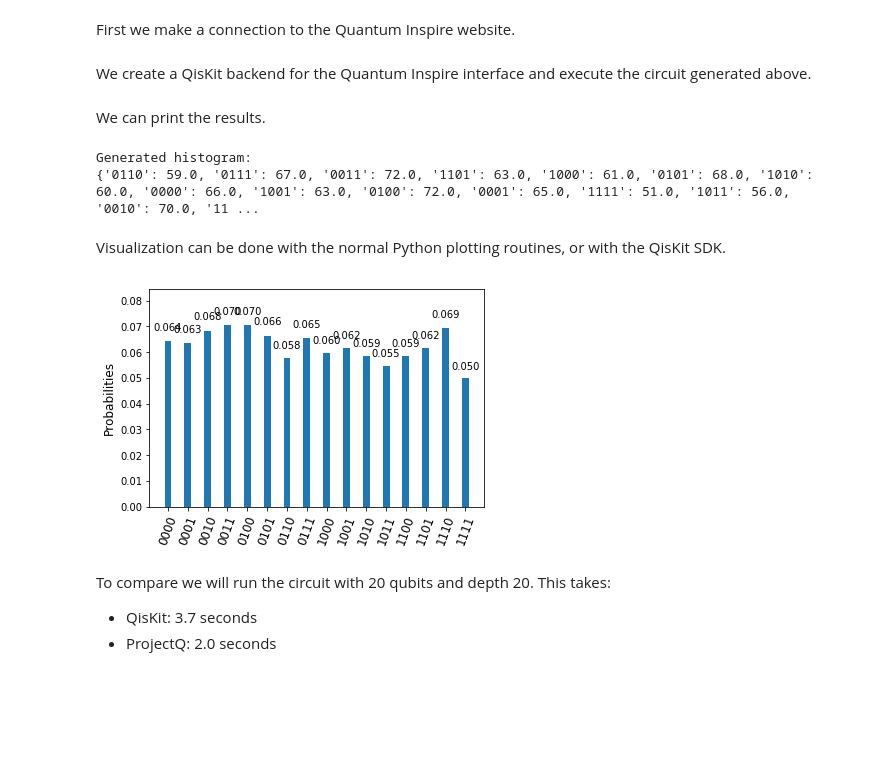
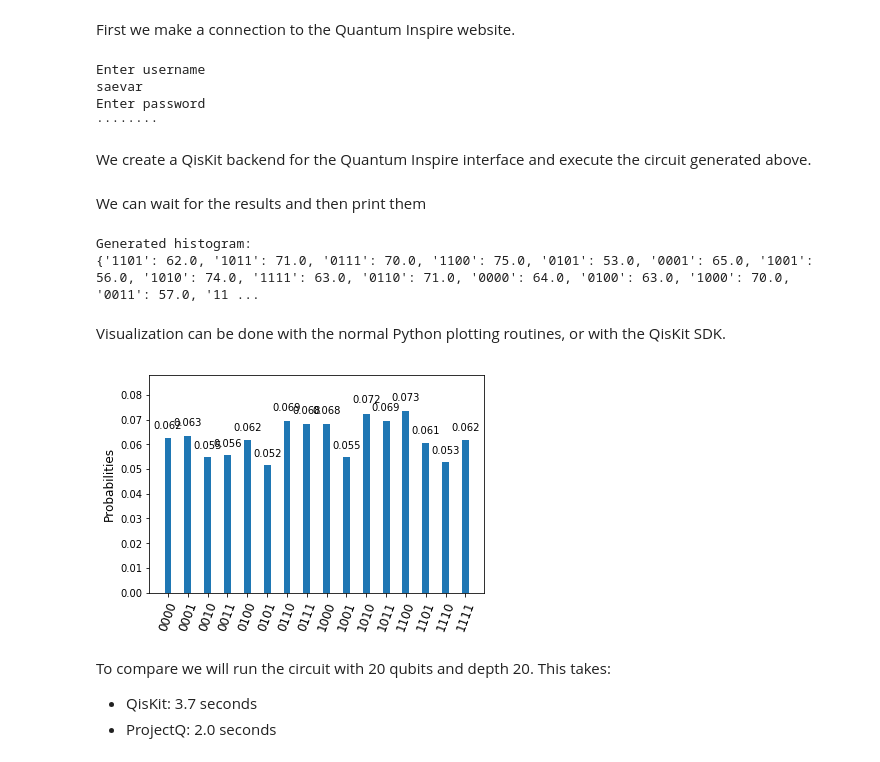
Before and after one commit to QuTech-Delft/quantuminspire, a Jupyter notebook: docs/qi-performance-test.ipynb, the cells around one changed output. Saved outputs shown, nothing was run; the diff lists cells and outputs as text; code cells hidden in the pictures; blank space fills up the shorter version.

Commit message:
[DEM-584] Refactor qiskit backend to BaseProvider/BaseBackend

```diff
--- a/docs/qi-performance-test.ipynb
+++ b/docs/qi-performance-test.ipynb
@@ -87,9 +87,13 @@ except:
     passwd = getpass();
 
 uri = r'https://api.quantum-inspire.com/'
-authentication = BasicAuthentication(username, passwd)
-qi_api = QuantumInspireAPI(uri, authentication, project_name='performance_test_qi')
 
-_ = qi_api.list_backend_types()
+qi_provider = QuantumInspireProvider()
+qi_provider.set_authentication_details(username, passwd, uri)
+# %% [output]
+Enter username
+saevar
+Enter password
+········
 # %% [markdown]
 We create a QisKit backend for the Quantum Inspire interface and execute the circuit generated above.
@@ -99,17 +100,21 @@ job = execute(qc, qiskit_backend)
+# %%
+qi_backend = qi_provider.get_backend('QX single-node simulator')
+job = execute(qc, qi_backend)
 # %% [markdown]
-We can print the results.
+We can wait for the results and then print them
 # %%
+result = job.result()
 print('Generated histogram:')
-print(job.get_counts())
+print(result.get_counts())
 # %% [output]
 Generated histogram:
-{'0110': 59.0, '0111': 67.0, '0011': 72.0, '1101': 63.0, '1000': 61.0, '0101': 68.0, '1010': 60.0, '0000': 66.0, '1001': 63.0, '0100': 72.0, '0001': 65.0, '1111': 51.0, '1011': 56.0, '0010': 70.0, '11 ...
+{'1101': 62.0, '1011': 71.0, '0111': 70.0, '1100': 75.0, '0101': 53.0, '0001': 65.0, '1001': 56.0, '1010': 74.0, '1111': 63.0, '0110': 71.0, '0000': 64.0, '0100': 63.0, '1000': 70.0, '0011': 57.0, '11 ...
 # %% [markdown]
 Visualization can be done with the normal Python plotting routines, or with the QisKit SDK.
 # %%
-plot_histogram(job.get_counts(qc))
+plot_histogram(result.get_counts(qc))
 # %% [output]
-[figure, old version]
+[figure, new version]
 # %% [markdown]
 To compare we will run the circuit with 20 qubits and depth 20. This takes:
 
```
Also changed, not shown: parts of 4 cells of this notebook, 11 other files.
